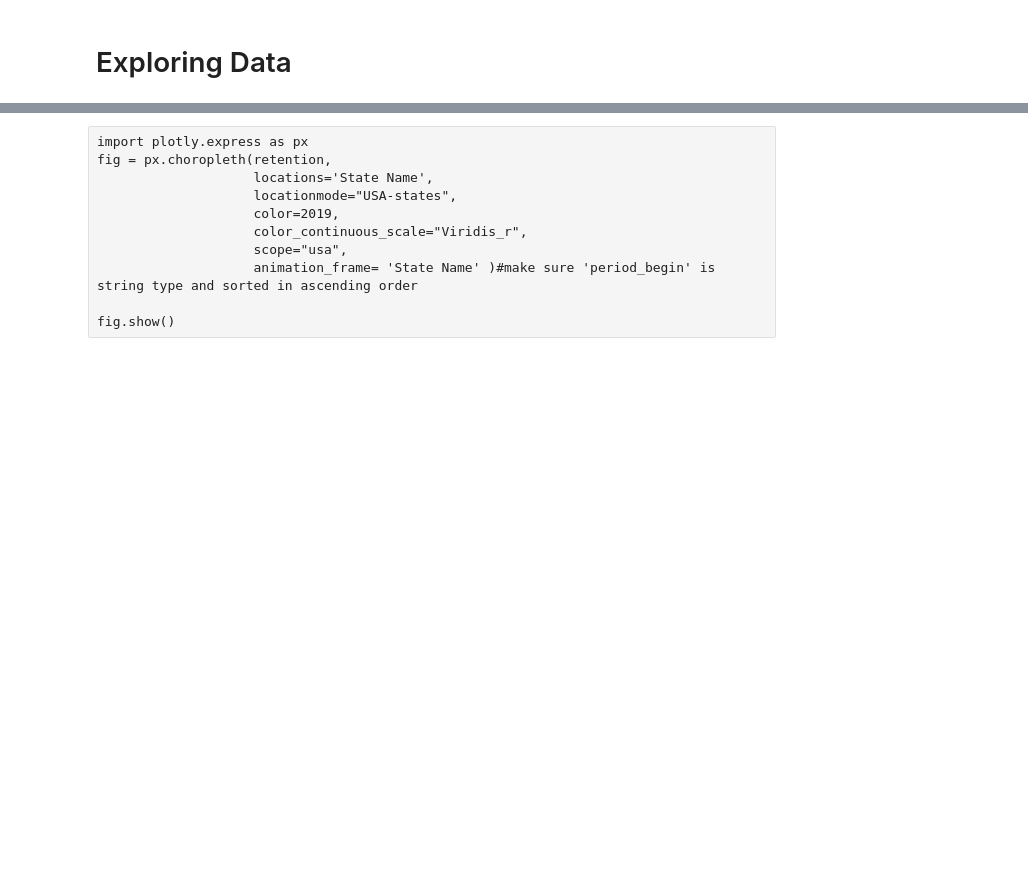
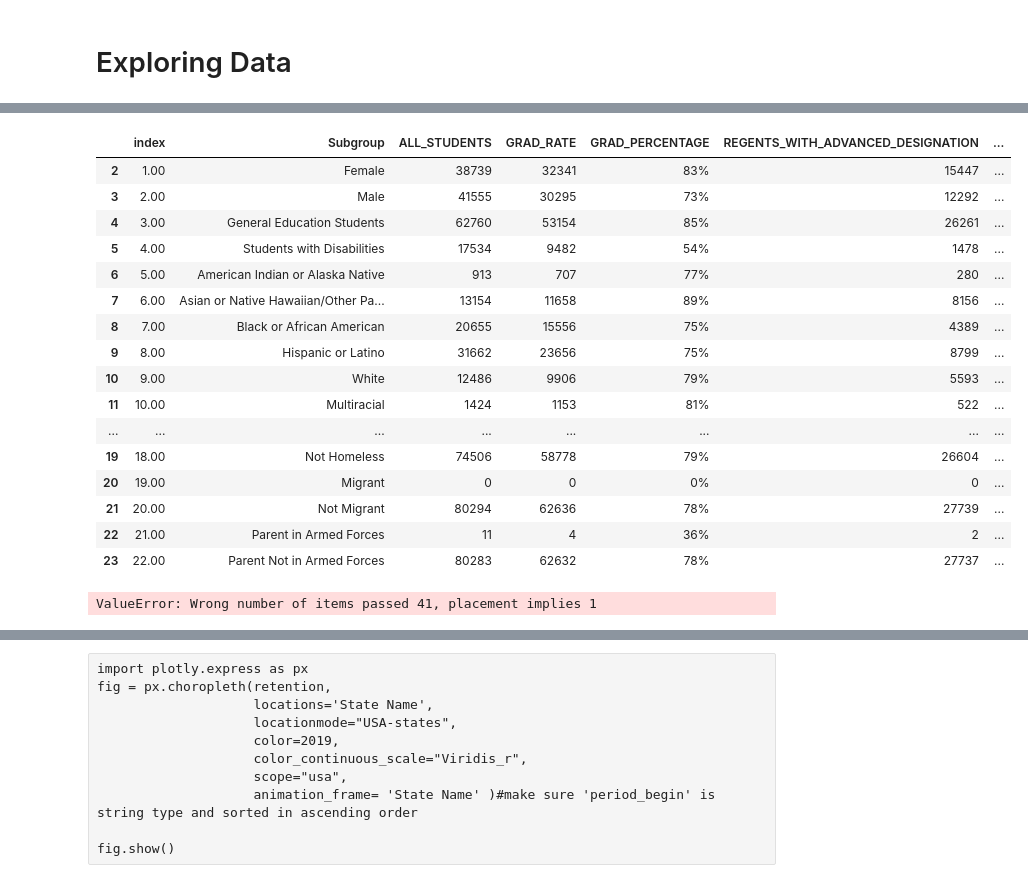
Before and after one commit to dataeducator/analysis-of-graduation-rate-nyc-public-high-schools, a Jupyter notebook: analysis-of-graduation-rate-nyc-public-high-schools.ipynb, the cells around one changed output, grey strips where cells are left out. Cells and saved outputs as stored; diff of their text form; code cells hidden in the pictures; blank space fills up the shorter version.

```diff
--- a/analysis-of-graduation-rate-nyc-public-high-schools.ipynb
+++ b/analysis-of-graduation-rate-nyc-public-high-schools.ipynb
@@ -252,0 +292,2 @@ explore_df(overall_nyc, "Overall NYC DOE Schools", "city")
+# %%
+overall_nyc = overall_nyc.iloc[1:]
@@ -252,0 +346,35 @@ explore_df(overall_nyc, "Overall NYC DOE Schools", "city")
+# %%
+# Assuming the dataframe is stored in a variable called 'df'
+subgroup_column = 'Subgroup'
+grad_rate_column = 'GRAD_RATE'
+
+# Filter out the 'All Students' subgroup since it represents the overall graduation rate
+subgroup_data = overall_nyc[overall_nyc[subgroup_column] != 'All Students'][0:]
+display(subgroup_data)
+# Get the graduation rate of all students
+all_students_rate = overall_nyc[overall_nyc[subgroup_column] == 'All Students']
+
+# Compare the graduation rate of each subgroup to the graduation rate of all students
+subgroup_data['Rate_Comparison'] = subgroup_data[grad_rate_column] - all_students_rate
+
+# Display the results
+print(subgroup_data[['Subgroup', grad_rate_column, 'Rate_Comparison']])
+# %% [output]
+|  | index | Subgroup | ALL_STUDENTS | GRAD_RATE | GRAD_PERCENTAGE | REGENTS_WITH_ADVANCED_DESIGNATION | ... |
+| 2 | 1.00 | Female | 38739 | 32341 | 83% | 15447 | ... |
+| 3 | 2.00 | Male | 41555 | 30295 | 73% | 12292 | ... |
+| 4 | 3.00 | General Education Students | 62760 | 53154 | 85% | 26261 | ... |
+| 5 | 4.00 | Students with Disabilities | 17534 | 9482 | 54% | 1478 | ... |
+| 6 | 5.00 | American Indian or Alaska Native | 913 | 707 | 77% | 280 | ... |
+| 7 | 6.00 | Asian or Native Hawaiian/Other Pa... | 13154 | 11658 | 89% | 8156 | ... |
+| 8 | 7.00 | Black or African American | 20655 | 15556 | 75% | 4389 | ... |
+| 9 | 8.00 | Hispanic or Latino | 31662 | 23656 | 75% | 8799 | ... |
+| 10 | 9.00 | White | 12486 | 9906 | 79% | 5593 | ... |
+| 11 | 10.00 | Multiracial | 1424 | 1153 | 81% | 522 | ... |
+| ... | ... | ... | ... | ... | ... | ... | ... |
+| 19 | 18.00 | Not Homeless | 74506 | 58778 | 79% | 26604 | ... |
+| 20 | 19.00 | Migrant | 0 | 0 | 0% | 0 | ... |
+| 21 | 20.00 | Not Migrant | 80294 | 62636 | 78% | 27739 | ... |
+| 22 | 21.00 | Parent in Armed Forces | 11 | 4 | 36% | 2 | ... |
+| 23 | 22.00 | Parent Not in Armed Forces | 80283 | 62632 | 78% | 27737 | ... |
+ValueError: Wrong number of items passed 41, placement implies 1
```
Also changed, not shown: parts of 5 cells of this notebook.
